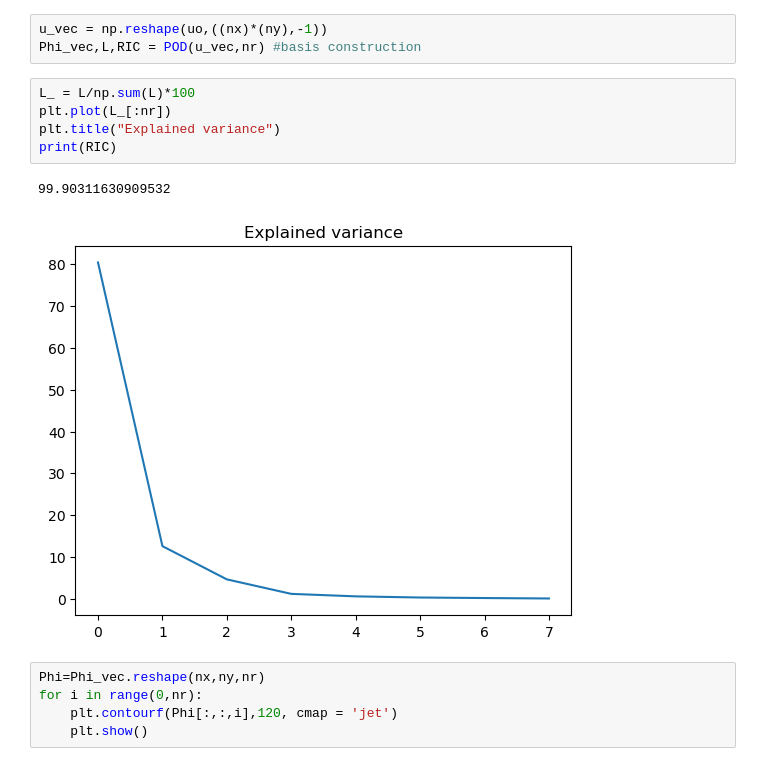
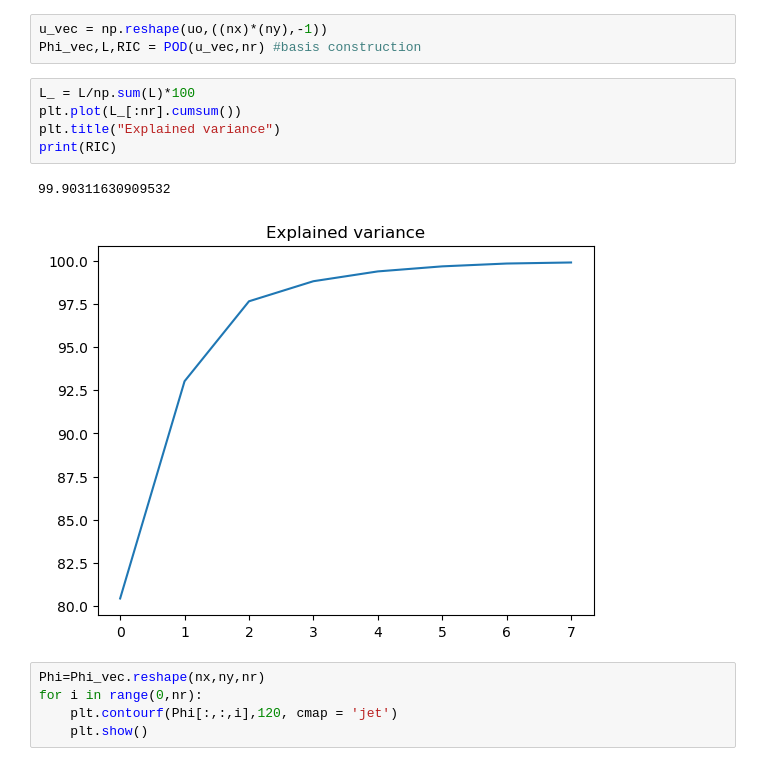
Before and after one commit to KristofferSkare/SpecialicationProject, a Jupyter notebook: Vortex merger/Sensor_Placement.ipynb, the cells around one changed output. Drawn from its saved outputs; the diff is of its cells as text.

```diff
--- a/Vortex merger/Sensor_Placement.ipynb
+++ b/Vortex merger/Sensor_Placement.ipynb
@@ -71,12 +71,12 @@ u_vec = np.reshape(uo,((nx)*(ny),-1))
 Phi_vec,L,RIC = POD(u_vec,nr) #basis construction
 # %%
 L_ = L/np.sum(L)*100
-plt.plot(L_[:nr])
+plt.plot(L_[:nr].cumsum())
 plt.title("Explained variance")
 print(RIC)
 # %% [output]
 99.90311630909532
-[figure, old version]
+[figure, new version]
 # %%
 Phi=Phi_vec.reshape(nx,ny,nr)
 for i in range(0,nr):
```
Also changed, not shown: parts of 1 cell of this notebook, 19 other files.
